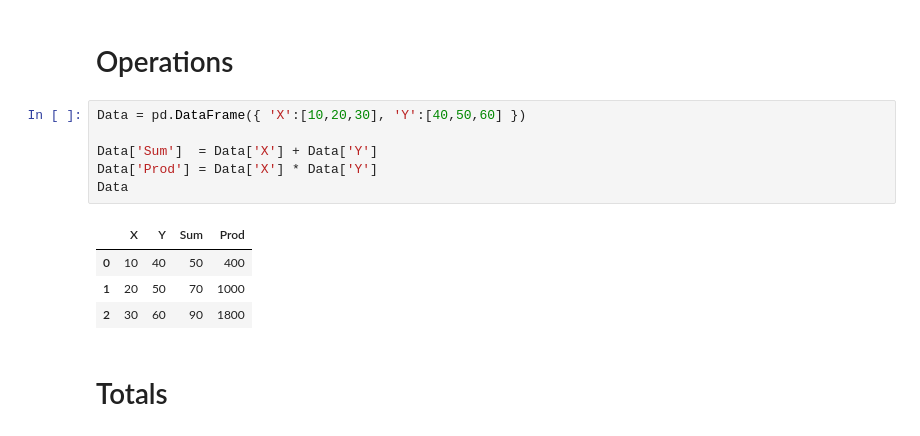
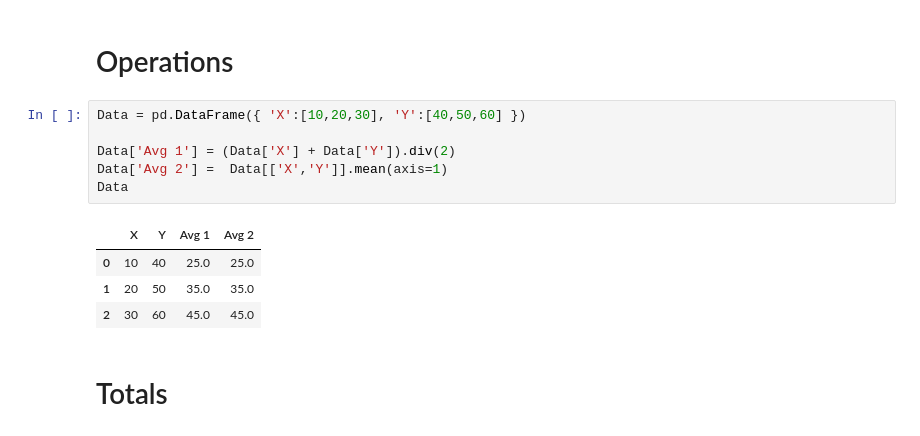
Before and after one commit to jhvissotto/Portfolio, a Jupyter notebook: Python - Data Analysis/Pandas.ipynb, the cells around one changed output. Drawn from its saved outputs; the diff is of its cells as text.

```diff
--- a/Python - Data Analysis/Pandas.ipynb
+++ b/Python - Data Analysis/Pandas.ipynb
@@ -157,14 +157,14 @@ Data[(Data[['X','Y']] == ['X2','Y2']).all(axis=1)] .reset_index(drop=1)
 # %%
 Data = pd.DataFrame({ 'X':[10,20,30], 'Y':[40,50,60] })
 
-Data['Sum']  = Data['X'] + Data['Y']
-Data['Prod'] = Data['X'] * Data['Y']
+Data['Avg 1'] = (Data['X'] + Data['Y']).div(2)
+Data['Avg 2'] =  Data[['X','Y']].mean(axis=1)
 Data
 # %% [output]
-|  | X | Y | Sum | Prod |
-| 0 | 10 | 40 | 50 | 400 |
-| 1 | 20 | 50 | 70 | 1000 |
-| 2 | 30 | 60 | 90 | 1800 |
+|  | X | Y | Avg 1 | Avg 2 |
+| 0 | 10 | 40 | 25.0 | 25.0 |
+| 1 | 20 | 50 | 35.0 | 35.0 |
+| 2 | 30 | 60 | 45.0 | 45.0 |
 # %% [markdown]
 # Totals
 # %%
```
